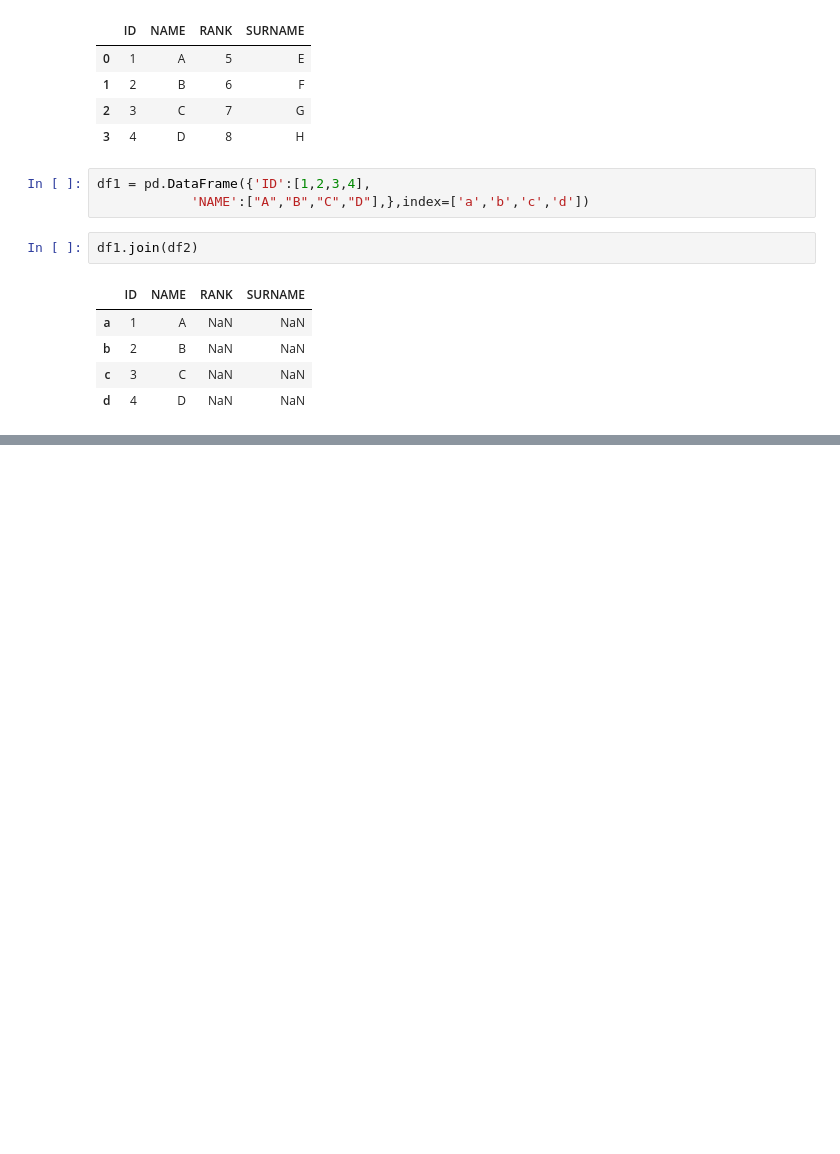
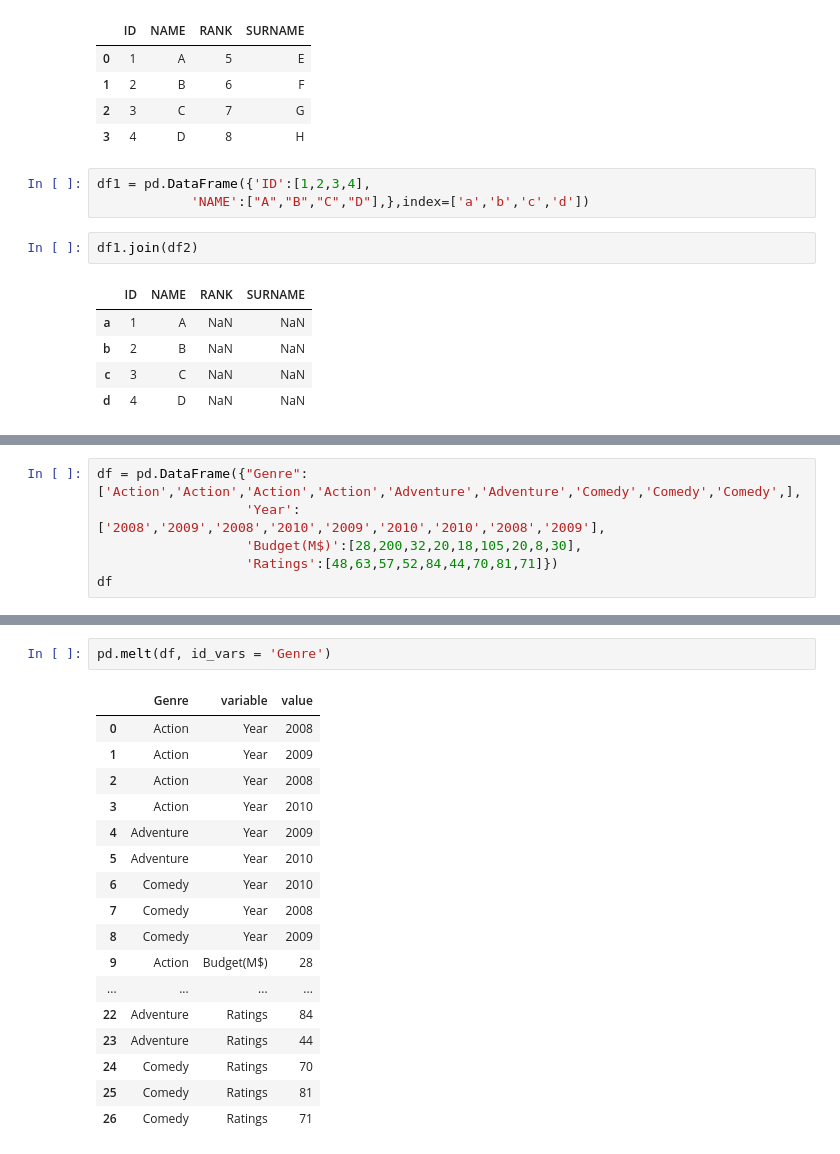
Before and after one commit to AkashSalmuthe/Python-Noteboks, a Jupyter notebook: Pandas_Basics.ipynb, the cells around one changed output, grey strips where cells are left out. Drawn from its saved outputs; the diff is of its cells as text; blank space fills up the shorter version.

```diff
--- a/Pandas_Basics.ipynb
+++ b/Pandas_Basics.ipynb
@@ -1827,0 +1876,6 @@ df1.join(df2)
+# %%
+df = pd.DataFrame({"Genre":['Action','Action','Action','Action','Adventure','Adventure','Comedy','Comedy','Comedy',],
+                   'Year':['2008','2009','2008','2010','2009','2010','2010','2008','2009'],
+                   'Budget(M$)':[28,200,32,20,18,105,20,8,30],
+                   'Ratings':[48,63,57,52,84,44,70,81,71]})
+df
@@ -1827,0 +1956,20 @@ df1.join(df2)
+# %%
+pd.melt(df, id_vars = 'Genre')
+# %% [output]
+|  | Genre | variable | value |
+| 0 | Action | Year | 2008 |
+| 1 | Action | Year | 2009 |
+| 2 | Action | Year | 2008 |
+| 3 | Action | Year | 2010 |
+| 4 | Adventure | Year | 2009 |
+| 5 | Adventure | Year | 2010 |
+| 6 | Comedy | Year | 2010 |
+| 7 | Comedy | Year | 2008 |
+| 8 | Comedy | Year | 2009 |
+| 9 | Action | Budget(M$) | 28 |
+| ... | ... | ... | ... |
+| 22 | Adventure | Ratings | 84 |
+| 23 | Adventure | Ratings | 44 |
+| 24 | Comedy | Ratings | 70 |
+| 25 | Comedy | Ratings | 81 |
+| 26 | Comedy | Ratings | 71 |
```
Also changed, not shown: parts of 14 cells of this notebook.
